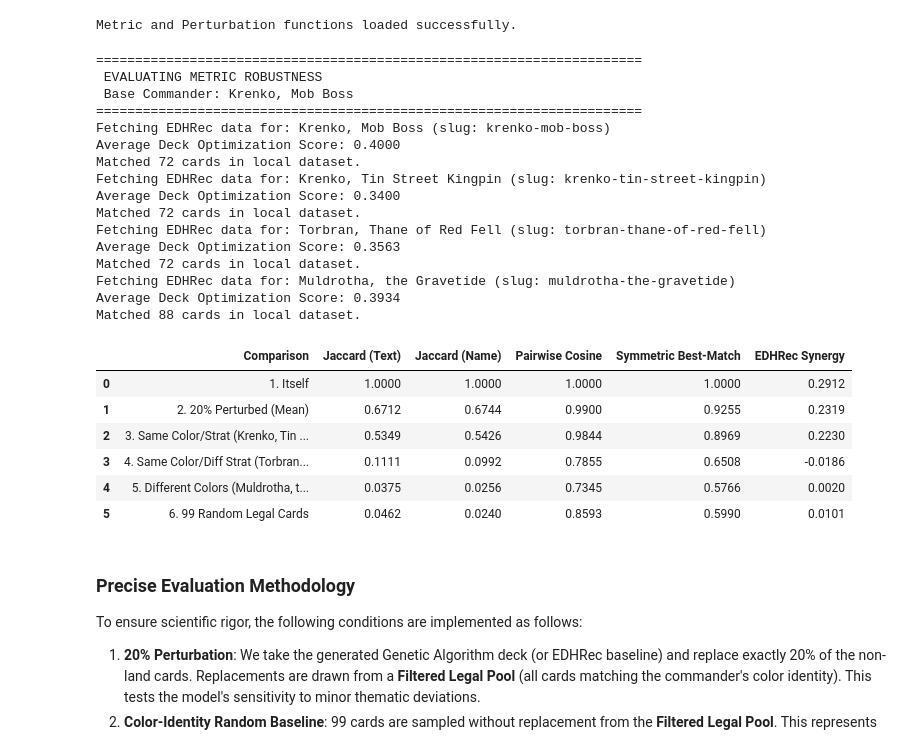
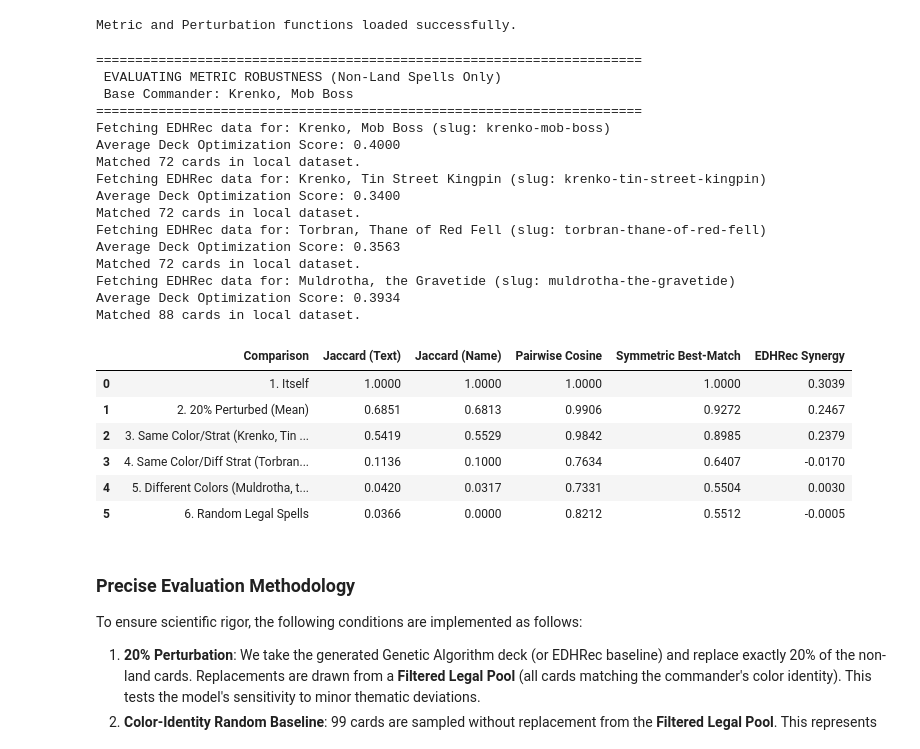
Before and after one commit to Lenfried/edh-autobuilder, a Jupyter notebook: edhAutobuilder(1).ipynb, the cells around one changed output. Cells and saved outputs as stored; diff of their text form; code cells hidden in the pictures.

Commit message:
added comparison against random cards removed lands from comparison

```diff
--- a/edhAutobuilder(1).ipynb
+++ b/edhAutobuilder(1).ipynb
@@ -4297,11 +4297,18 @@ import pandas as pd
 import random
 import re
 
-def evaluate_metric_robustness(base_commander, same_color_same_strat, same_color_diff_strat, diff_color_commander, df, embeddings):
+def evaluate_metric_robustness(base_commander, same_color_same_strat, same_color_diff_strat, diff_color_commander, df, embeddings, raw_df):
     print(f"\n{'='*70}")
-    print(f" EVALUATING METRIC ROBUSTNESS")
+    print(f" EVALUATING METRIC ROBUSTNESS (Non-Land Spells Only)")
     print(f" Base Commander: {base_commander}")
     print(f"{'='*70}")
+
+    # Helper to identify land names
+    land_names_set = set(raw_df[raw_df['type_line'].str.contains('Land', na=False)]['name'].tolist())
+
+    # Helper to clean and filter lands
+    def get_spells_only(deck_list):
+        return [n for n in deck_list if re.sub(r'^\d+\s+', '', n).strip() not in land_names_set]
 
     # Helper to get embeddings
     def get_embs_for_deck(deck_list):
@@ -4316,7 +4323,7 @@ def evaluate_metric_robustness(base_commander, same_color_same_strat, same_color
 
     # 0. Base Deck (EDHRec Average)
     _, base_raw = get_edhrec_average_and_score(base_commander)
-    base_deck = [re.sub(r'^\d+\s+', '', n).strip() for n in base_raw]
+    base_deck = get_spells_only([re.sub(r'^\d+\s+', '', n).strip() for n in base_raw])
     base_embs = get_embs_for_deck(base_deck)
 
     def append_results(comp_name, deck, embs):
@@ -4341,7 +4348,8 @@ def evaluate_metric_robustness(base_commander, same_color_same_strat, same_color
     pert_j_text, pert_j_name, pert_pairwise, pert_sym, pert_synergy = [], [], [], [], []
     for seed in range(10):
         random.seed(seed)
-        pert_deck = generate_perturbed_deck(base_deck, df, base_commander, perturbation_rate=0.20)
+        pert_deck_full = generate_perturbed_deck(base_deck, df, base_commander, perturbation_rate=0.20)
+        pert_deck = get_spells_only(pert_deck_full)
         pert_embs = get_embs_for_deck(pert_deck)
         pert_j_text.append(calculate_jaccard_similarity(pert_deck, base_deck))
         pert_j_name.append(calculate_jaccard_name_similarity(pert_deck, base_deck))
@@ -4360,29 +4368,29 @@ def evaluate_metric_robustness(base_commander, same_color_same_strat, same_color
 
     # 3. Same Color, Same Strategy
     _, scss_raw = get_edhrec_average_and_score(same_color_same_strat)
-    scss_deck = [re.sub(r'^\d+\s+', '', n).strip() for n in scss_raw]
+    scss_deck = get_spells_only([re.sub(r'^\d+\s+', '', n).strip() for n in scss_raw])
     scss_embs = get_embs_for_deck(scss_deck)
     append_results(f'3. Same Color/Strat ({same_color_same_strat})', scss_deck, scss_embs)
 
     # 4. Same Color, Different Strategy
     _, scds_raw = get_edhrec_average_and_score(same_color_diff_strat)
-    scds_deck = [re.sub(r'^\d+\s+', '', n).strip() for n in scds_raw]
+    scds_deck = get_spells_only([re.sub(r'^\d+\s+', '', n).strip() for n in scds_raw])
     scds_embs = get_embs_for_deck(scds_deck)
     append_results(f'4. Same Color/Diff Strat ({same_color_diff_strat})', scds_deck, scds_embs)
 
     # 5. Different Color Commander
     _, dc_raw = get_edhrec_average_and_score(diff_color_commander)
-    dc_deck = [re.sub(r'^\d+\s+', '', n).strip() for n in dc_raw]
+    dc_deck = get_spells_only([re.sub(r'^\d+\s+', '', n).strip() for n in dc_raw])
     dc_embs = get_embs_for_deck(dc_deck)
     append_results(f'5. Different Colors ({diff_color_commander})', dc_deck, dc_embs)
 
-    # 6. 99 Random Legal Cards
+    # 6. 99 Random Legal Cards (Spells only)
     cid = get_commander_color_identity(base_commander, df)
     legal_df = filter_by_color_identity(cid, df)
-    legal_pool = legal_df[~legal_df['name'].isin([base_commander])]['name'].tolist()
-    random_99 = random.sample(legal_pool, 99)
-    rand_embs = get_embs_for_deck(random_99)
-    append_results('6. 99 Random Legal Cards', random_99, rand_embs)
+    spell_pool = legal_df[(~legal_df['name'].isin([base_commander])) & (~legal_df['name'].isin(land_names_set))]['name'].tolist()
+    random_spells = random.sample(spell_pool, min(len(base_deck), len(spell_pool)))
+    rand_embs = get_embs_for_deck(random_spells)
+    append_results('6. Random Legal Spells', random_spells, rand_embs)
 
     results_df = pd.DataFrame(results)
     display(results_df.round(4))
@@ -4391,41 +4399,42 @@ def evaluate_metric_robustness(base_commander, same_color_same_strat, same_color
 # Run the evaluation
 if 'df' in locals() and not df.empty:
     def get_actual_name(name):
         matches = df[df['name'].str.contains(name, case=False, na=False)]['name']
         return matches.iloc[0] if not matches.empty else name
 
     robustness_df = evaluate_metric_robustness(
         base_commander=get_actual_name('Krenko, Mob Boss'),
         same_color_same_strat=get_actual_name('Krenko, Tin Street Kingpin'),
         same_color_diff_strat=get_actual_name('Torbran, Thane of Red Fell'),
         diff_color_commander=get_actual_name('Muldrotha, the Gravetide'),
         df=df,
-        embeddings=embeddings
+        embeddings=embeddings,
+        raw_df=raw_df
     )
 # %% [output]
 ======================================================================
- EVALUATING METRIC ROBUSTNESS
+ EVALUATING METRIC ROBUSTNESS (Non-Land Spells Only)
  Base Commander: Krenko, Mob Boss
 ======================================================================
 Fetching EDHRec data for: Krenko, Mob Boss (slug: krenko-mob-boss)
 Average Deck Optimization Score: 0.4000
 Matched 72 cards in local dataset.
 Fetching EDHRec data for: Krenko, Tin Street Kingpin (slug: krenko-tin-street-kingpin)
 Average Deck Optimization Score: 0.3400
 Matched 72 cards in local dataset.
 Fetching EDHRec data for: Torbran, Thane of Red Fell (slug: torbran-thane-of-red-fell)
 Average Deck Optimization Score: 0.3563
 Matched 72 cards in local dataset.
 Fetching EDHRec data for: Muldrotha, the Gravetide (slug: muldrotha-the-gravetide)
 Average Deck Optimization Score: 0.3934
 Matched 88 cards in local dataset.
 |  | Comparison | Jaccard (Text) | Jaccard (Name) | Pairwise Cosine | Symmetric Best-Match | EDHRec Synergy |
-| 0 | 1. Itself | 1.0000 | 1.0000 | 1.0000 | 1.0000 | 0.2912 |
-| 1 | 2. 20% Perturbed (Mean) | 0.6712 | 0.6744 | 0.9900 | 0.9255 | 0.2319 |
-| 2 | 3. Same Color/Strat (Krenko, Tin ... | 0.5349 | 0.5426 | 0.9844 | 0.8969 | 0.2230 |
-| 3 | 4. Same Color/Diff Strat (Torbran... | 0.1111 | 0.0992 | 0.7855 | 0.6508 | -0.0186 |
-| 4 | 5. Different Colors (Muldrotha, t... | 0.0375 | 0.0256 | 0.7345 | 0.5766 | 0.0020 |
-| 5 | 6. 99 Random Legal Cards | 0.0462 | 0.0240 | 0.8593 | 0.5990 | 0.0101 |
+| 0 | 1. Itself | 1.0000 | 1.0000 | 1.0000 | 1.0000 | 0.3039 |
+| 1 | 2. 20% Perturbed (Mean) | 0.6851 | 0.6813 | 0.9906 | 0.9272 | 0.2467 |
+| 2 | 3. Same Color/Strat (Krenko, Tin ... | 0.5419 | 0.5529 | 0.9842 | 0.8985 | 0.2379 |
+| 3 | 4. Same Color/Diff Strat (Torbran... | 0.1136 | 0.1000 | 0.7634 | 0.6407 | -0.0170 |
+| 4 | 5. Different Colors (Muldrotha, t... | 0.0420 | 0.0317 | 0.7331 | 0.5504 | 0.0030 |
+| 5 | 6. Random Legal Spells | 0.0366 | 0.0000 | 0.8212 | 0.5512 | -0.0005 |
 # %% [markdown]
 ### Precise Evaluation Methodology
 
```
